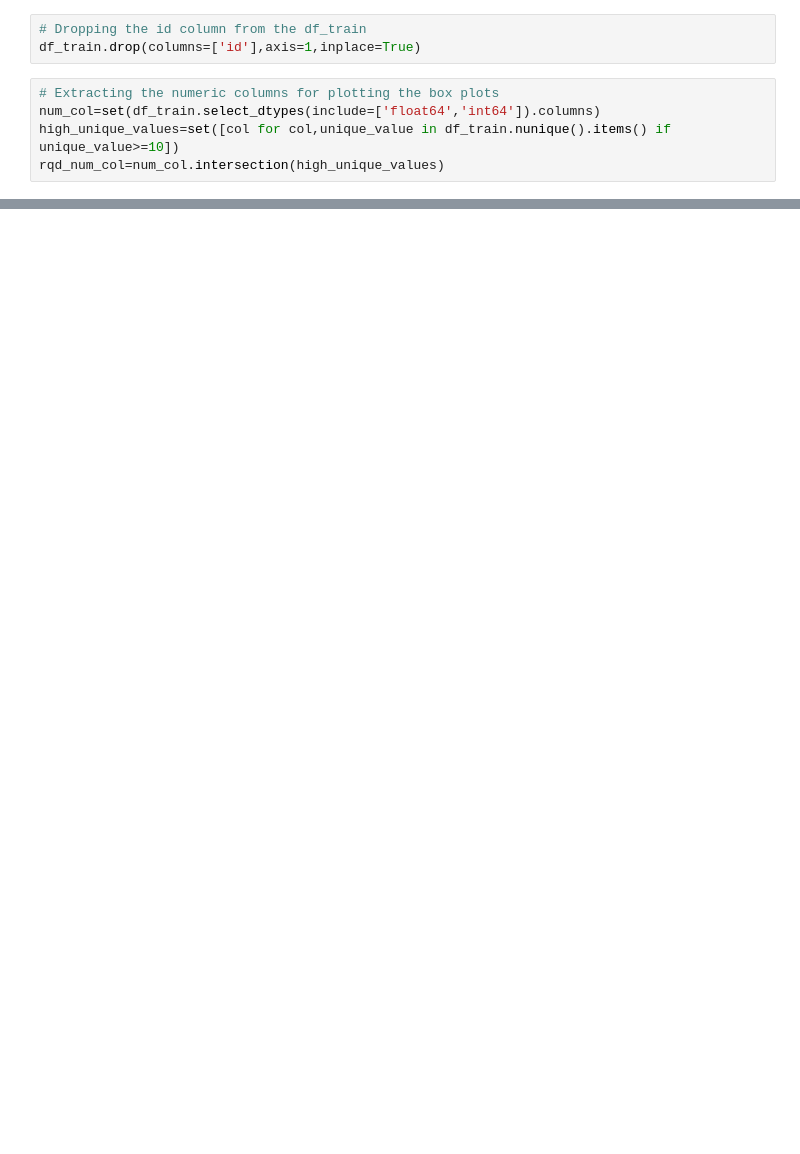
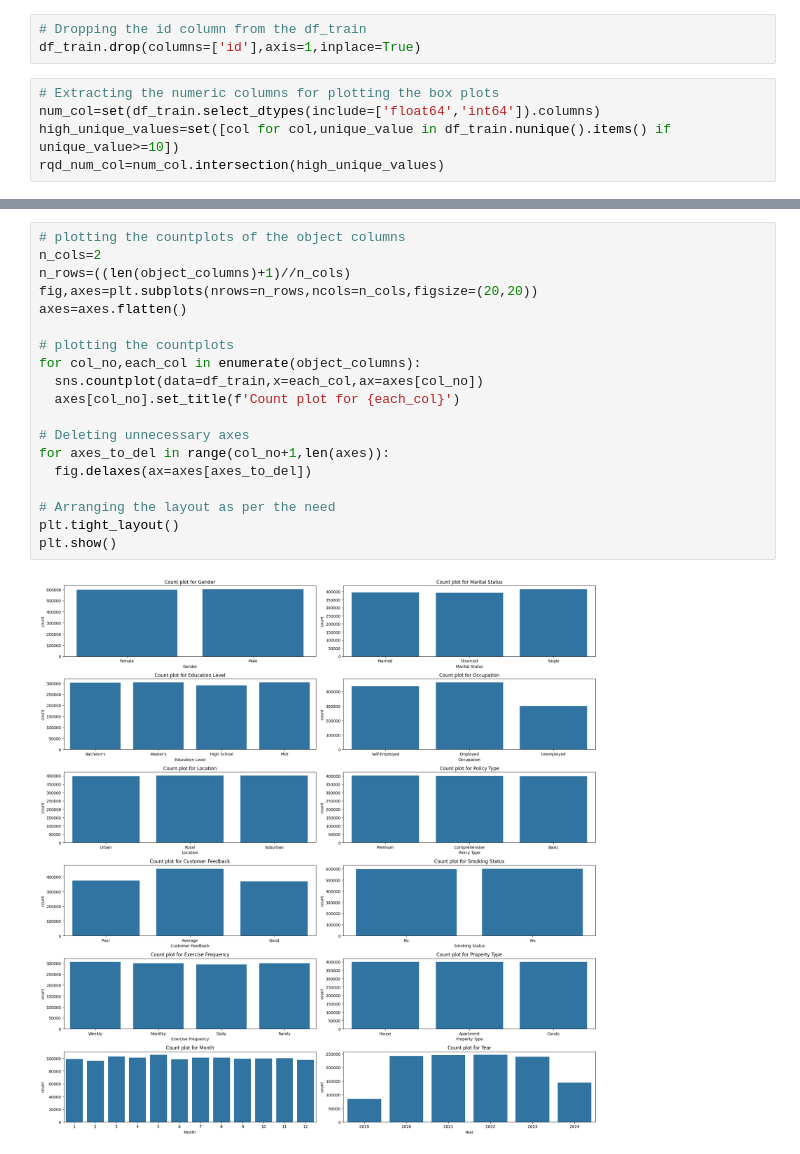
Before and after one commit to 1Anand1/Kaggle_Playground_Series_Season_4_Episode_12_Regression_with_an_Insurance_Dataset, a Jupyter notebook: regression_with_insurnace_dataset.ipynb, the cells around one changed output, grey strips where cells are left out. Saved outputs shown, nothing was run; the diff lists cells and outputs as text; blank space fills up the shorter version.

```diff
--- a/regression_with_insurnace_dataset.ipynb
+++ b/regression_with_insurnace_dataset.ipynb
@@ -447,0 +482,21 @@ plt.show()
+# %%
+# plotting the countplots of the object columns
+n_cols=2
+n_rows=((len(object_columns)+1)//n_cols)
+fig,axes=plt.subplots(nrows=n_rows,ncols=n_cols,figsize=(20,20))
+axes=axes.flatten()
+
+# plotting the countplots
+for col_no,each_col in enumerate(object_columns):
+  sns.countplot(data=df_train,x=each_col,ax=axes[col_no])
+  axes[col_no].set_title(f'Count plot for {each_col}')
+
+# Deleting unnecessary axes
+for axes_to_del in range(col_no+1,len(axes)):
+  fig.delaxes(ax=axes[axes_to_del])
+
+# Arranging the layout as per the need
+plt.tight_layout()
+plt.show()
+# %% [output]
+[figure, added]
```
Also changed, not shown: parts of 16 cells of this notebook.
